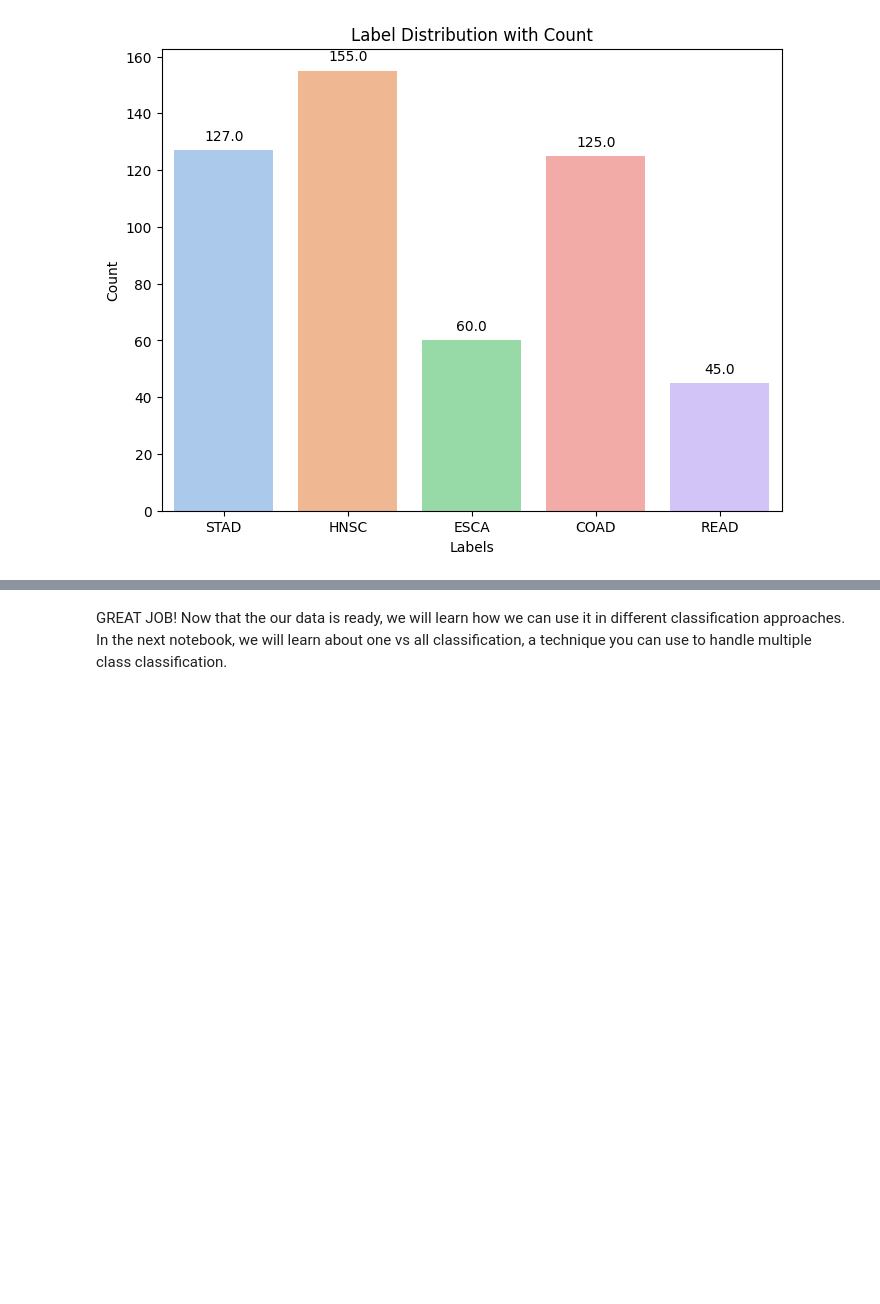
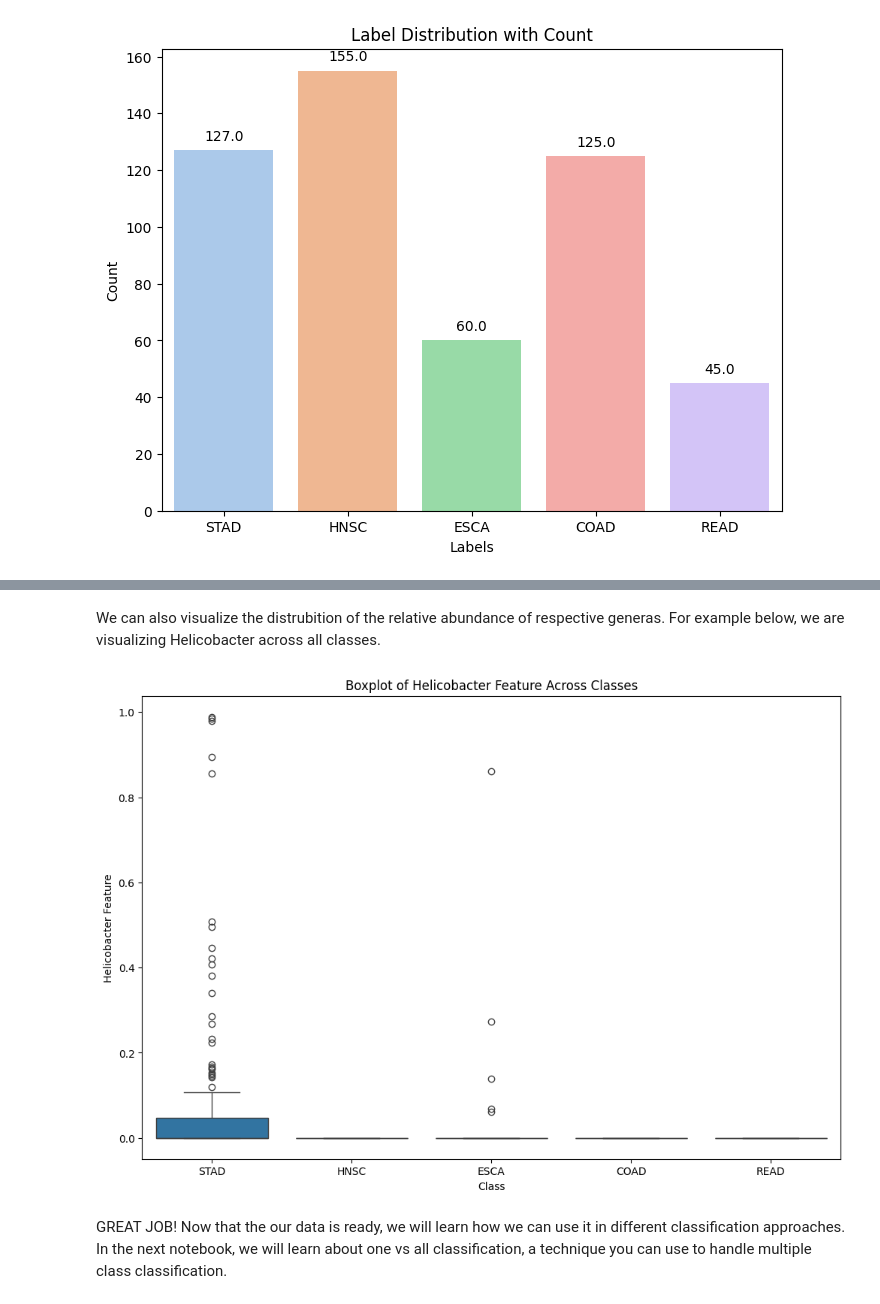
Before and after one commit to gianclbal/ml_microbiome_based_cancer_prediction, a Jupyter notebook: 01_loading_preparing_dataset.ipynb, the cells around one changed output, grey strips where cells are left out. Saved outputs shown, nothing was run; the diff lists cells and outputs as text; code cells hidden in the pictures; blank space fills up the shorter version.

```diff
--- a/01_loading_preparing_dataset.ipynb
+++ b/01_loading_preparing_dataset.ipynb
@@ -220,2 +231,13 @@ Passing `palette` without assigning `hue` is deprecated and will be removed in v
+# %% [markdown]
+We can also visualize the distrubition of the relative abundance of respective generas. For example below, we are visualizing Helicobacter across all classes.
+# %%
+plt.figure(figsize=(12, 8))
+sns.boxplot(x=df['label'], y=df['Helicobacter'])
+plt.title('Boxplot of Helicobacter Feature Across Classes')
+plt.xlabel('Class')
+plt.ylabel('Helicobacter Feature')
+plt.show()
+# %% [output]
+[figure, added]
 # %% [markdown]
 GREAT JOB! Now that the our data is ready, we will learn how we can use it in different classification approaches. In the next notebook, we will learn about one vs all classification, a technique you can use to handle multiple class classification.
```
Also changed, not shown: parts of 3 cells of this notebook, 7 other files.
